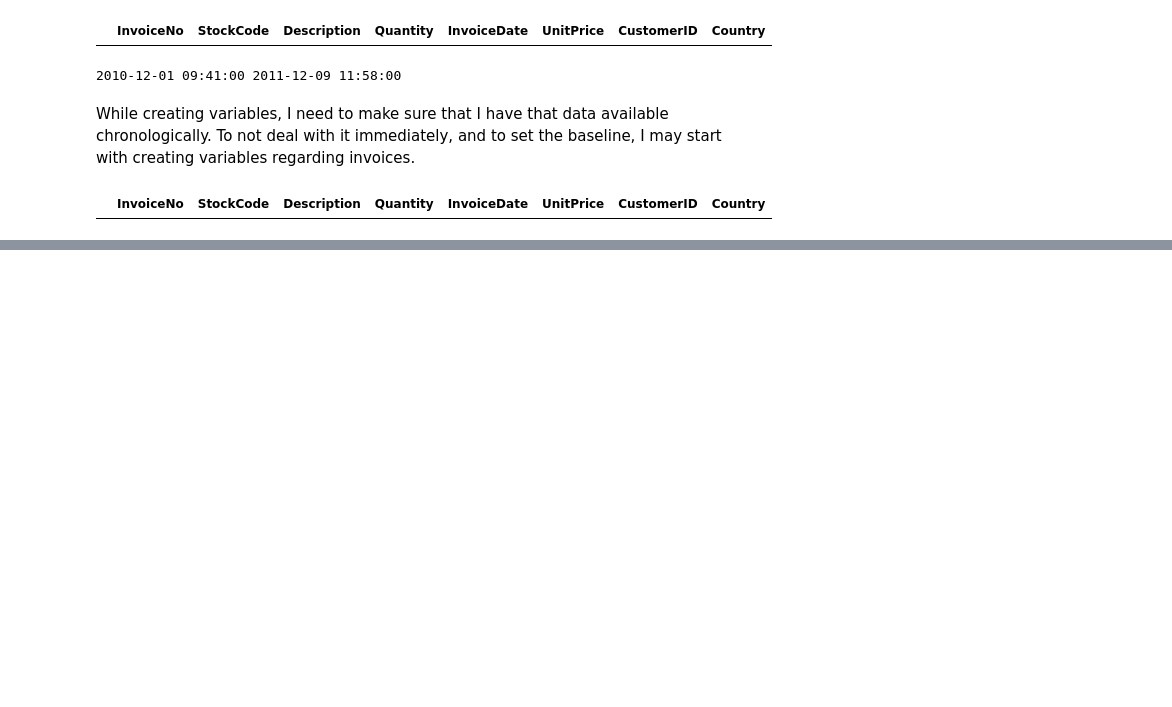
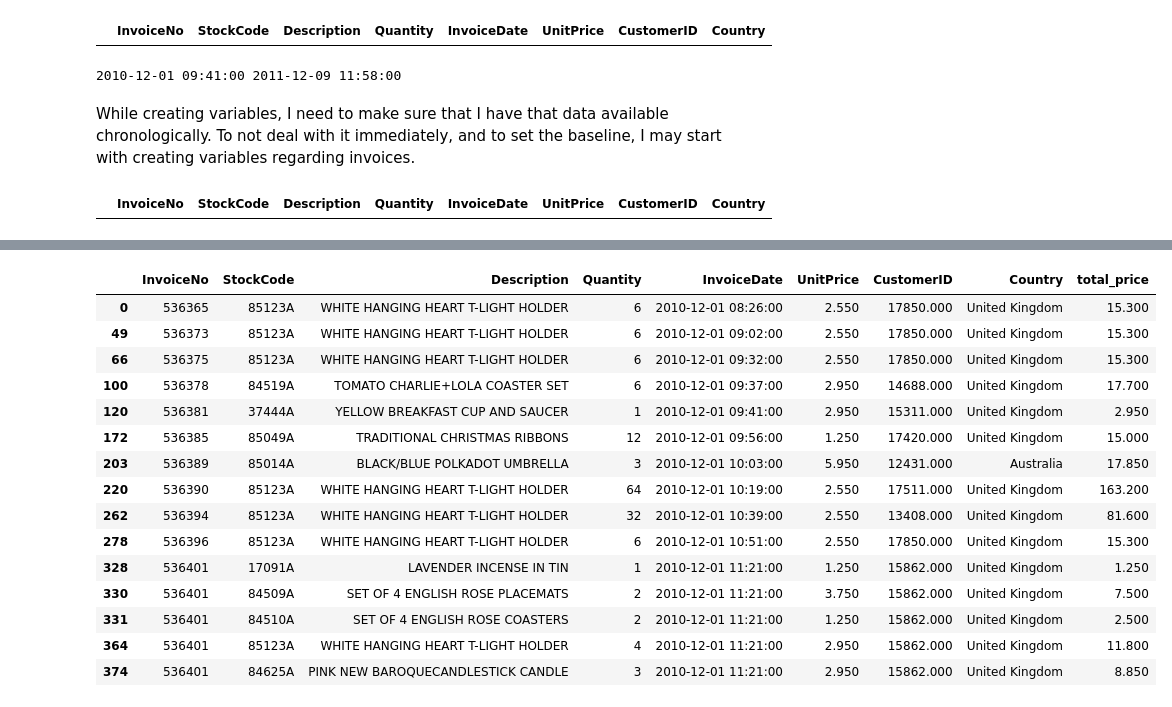
Before and after one commit to YigitAsik/ecom-data, a Jupyter notebook: order-cancellation_preds.ipynb, the cells around one changed output, grey strips where cells are left out. Cells and saved outputs as stored; diff of their text form; code cells hidden in the pictures; blank space fills up the shorter version.

```diff
--- a/order-cancellation_preds.ipynb
+++ b/order-cancellation_preds.ipynb
@@ -199,0 +263,4 @@ df.loc[df['UnitPrice'] < 0, :].head()
+# %%
+df['total_price'] = df['Quantity'] * df['UnitPrice'] # price of an item x how many did the customer order
+
+df.head()
@@ -199,0 +274,19 @@ df.loc[df['UnitPrice'] < 0, :].head()
+# %%
+df.loc[df['StockCode'].str.contains('A'), :].head(15)
+# %% [output]
+|  | InvoiceNo | StockCode | Description | Quantity | InvoiceDate | UnitPrice | CustomerID | Country | total_price |
+| 0 | 536365 | 85123A | WHITE HANGING HEART T-LIGHT HOLDER | 6 | 2010-12-01 08:26:00 | 2.550 | 17850.000 | United Kingdom | 15.300 |
+| 49 | 536373 | 85123A | WHITE HANGING HEART T-LIGHT HOLDER | 6 | 2010-12-01 09:02:00 | 2.550 | 17850.000 | United Kingdom | 15.300 |
+| 66 | 536375 | 85123A | WHITE HANGING HEART T-LIGHT HOLDER | 6 | 2010-12-01 09:32:00 | 2.550 | 17850.000 | United Kingdom | 15.300 |
+| 100 | 536378 | 84519A | TOMATO CHARLIE+LOLA COASTER SET | 6 | 2010-12-01 09:37:00 | 2.950 | 14688.000 | United Kingdom | 17.700 |
+| 120 | 536381 | 37444A | YELLOW BREAKFAST CUP AND SAUCER | 1 | 2010-12-01 09:41:00 | 2.950 | 15311.000 | United Kingdom | 2.950 |
+| 172 | 536385 | 85049A | TRADITIONAL CHRISTMAS RIBBONS | 12 | 2010-12-01 09:56:00 | 1.250 | 17420.000 | United Kingdom | 15.000 |
+| 203 | 536389 | 85014A | BLACK/BLUE POLKADOT UMBRELLA | 3 | 2010-12-01 10:03:00 | 5.950 | 12431.000 | Australia | 17.850 |
+| 220 | 536390 | 85123A | WHITE HANGING HEART T-LIGHT HOLDER | 64 | 2010-12-01 10:19:00 | 2.550 | 17511.000 | United Kingdom | 163.200 |
+| 262 | 536394 | 85123A | WHITE HANGING HEART T-LIGHT HOLDER | 32 | 2010-12-01 10:39:00 | 2.550 | 13408.000 | United Kingdom | 81.600 |
+| 278 | 536396 | 85123A | WHITE HANGING HEART T-LIGHT HOLDER | 6 | 2010-12-01 10:51:00 | 2.550 | 17850.000 | United Kingdom | 15.300 |
+| 328 | 536401 | 17091A | LAVENDER INCENSE IN TIN | 1 | 2010-12-01 11:21:00 | 1.250 | 15862.000 | United Kingdom | 1.250 |
+| 330 | 536401 | 84509A | SET OF 4 ENGLISH ROSE PLACEMATS | 2 | 2010-12-01 11:21:00 | 3.750 | 15862.000 | United Kingdom | 7.500 |
+| 331 | 536401 | 84510A | SET OF 4 ENGLISH ROSE COASTERS | 2 | 2010-12-01 11:21:00 | 1.250 | 15862.000 | United Kingdom | 2.500 |
+| 364 | 536401 | 85123A | WHITE HANGING HEART T-LIGHT HOLDER | 4 | 2010-12-01 11:21:00 | 2.950 | 15862.000 | United Kingdom | 11.800 |
+| 374 | 536401 | 84625A | PINK NEW BAROQUECANDLESTICK CANDLE | 3 | 2010-12-01 11:21:00 | 2.950 | 15862.000 | United Kingdom | 8.850 |
```
Also changed, not shown: parts of 25 cells of this notebook.
